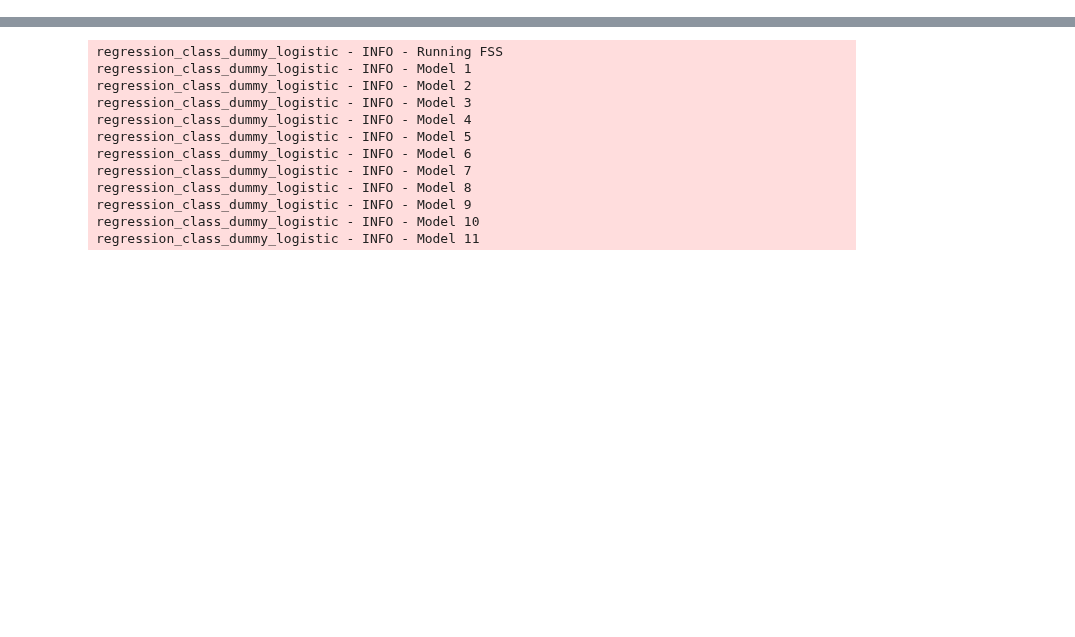
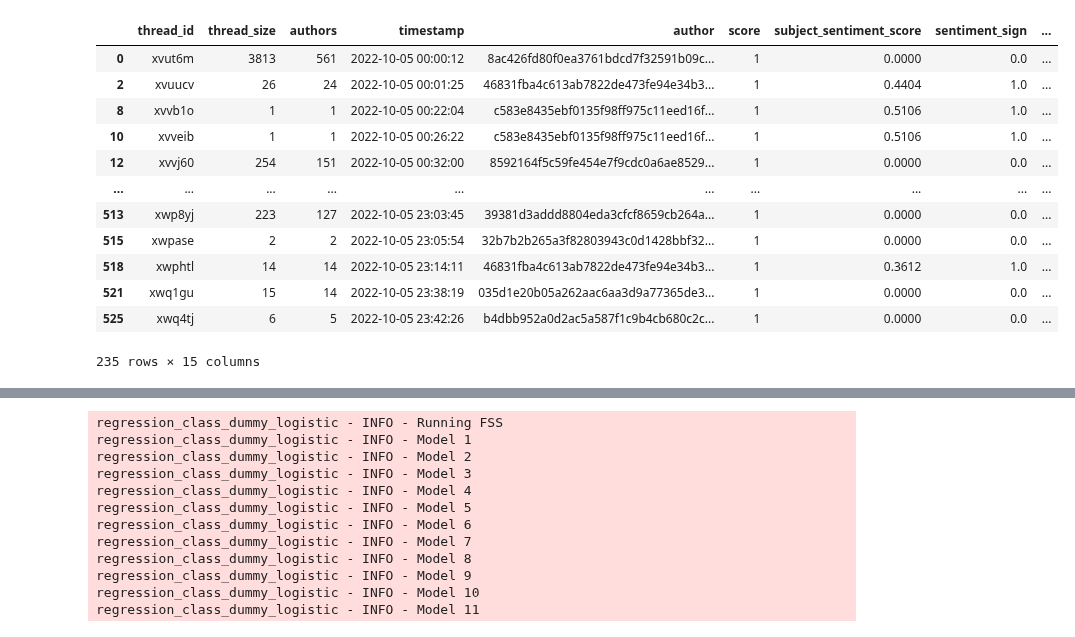
Before and after one commit to caralynch/reddit_analyses, a Jupyter notebook: 38_dummy_categorical_variables.ipynb, the cells around one changed output, grey strips where cells are left out. Saved outputs shown, nothing was run; the diff lists cells and outputs as text; code cells hidden in the pictures; blank space fills up the shorter version.

```diff
--- a/38_dummy_categorical_variables.ipynb
+++ b/38_dummy_categorical_variables.ipynb
@@ -135,0 +28,16 @@ regression_threads
+# %%
+test_regmod.model_data['val']
+# %% [output]
+|  | thread_id | thread_size | authors | timestamp | author | score | subject_sentiment_score | sentiment_sign | ... |
+| 0 | xvut6m | 3813 | 561 | 2022-10-05 00:00:12 | 8ac426fd80f0ea3761bdcd7f32591b09c... | 1 | 0.0000 | 0.0 | ... |
+| 2 | xvuucv | 26 | 24 | 2022-10-05 00:01:25 | 46831fba4c613ab7822de473fe94e34b3... | 1 | 0.4404 | 1.0 | ... |
+| 8 | xvvb1o | 1 | 1 | 2022-10-05 00:22:04 | c583e8435ebf0135f98ff975c11eed16f... | 1 | 0.5106 | 1.0 | ... |
+| 10 | xvveib | 1 | 1 | 2022-10-05 00:26:22 | c583e8435ebf0135f98ff975c11eed16f... | 1 | 0.5106 | 1.0 | ... |
+| 12 | xvvj60 | 254 | 151 | 2022-10-05 00:32:00 | 8592164f5c59fe454e7f9cdc0a6ae8529... | 1 | 0.0000 | 0.0 | ... |
+| ... | ... | ... | ... | ... | ... | ... | ... | ... | ... |
+| 513 | xwp8yj | 223 | 127 | 2022-10-05 23:03:45 | 39381d3addd8804eda3cfcf8659cb264a... | 1 | 0.0000 | 0.0 | ... |
+| 515 | xwpase | 2 | 2 | 2022-10-05 23:05:54 | 32b7b2b265a3f82803943c0d1428bbf32... | 1 | 0.0000 | 0.0 | ... |
+| 518 | xwphtl | 14 | 14 | 2022-10-05 23:14:11 | 46831fba4c613ab7822de473fe94e34b3... | 1 | 0.3612 | 1.0 | ... |
+| 521 | xwq1gu | 15 | 14 | 2022-10-05 23:38:19 | 035d1e20b05a262aac6aa3d9a77365de3... | 1 | 0.0000 | 0.0 | ... |
+| 525 | xwq4tj | 6 | 5 | 2022-10-05 23:42:26 | b4dbb952a0d2ac5a587f1c9b4cb680c2c... | 1 | 0.0000 | 0.0 | ... |
+235 rows × 15 columns
```
Also changed, not shown: parts of 18 cells of this notebook.
